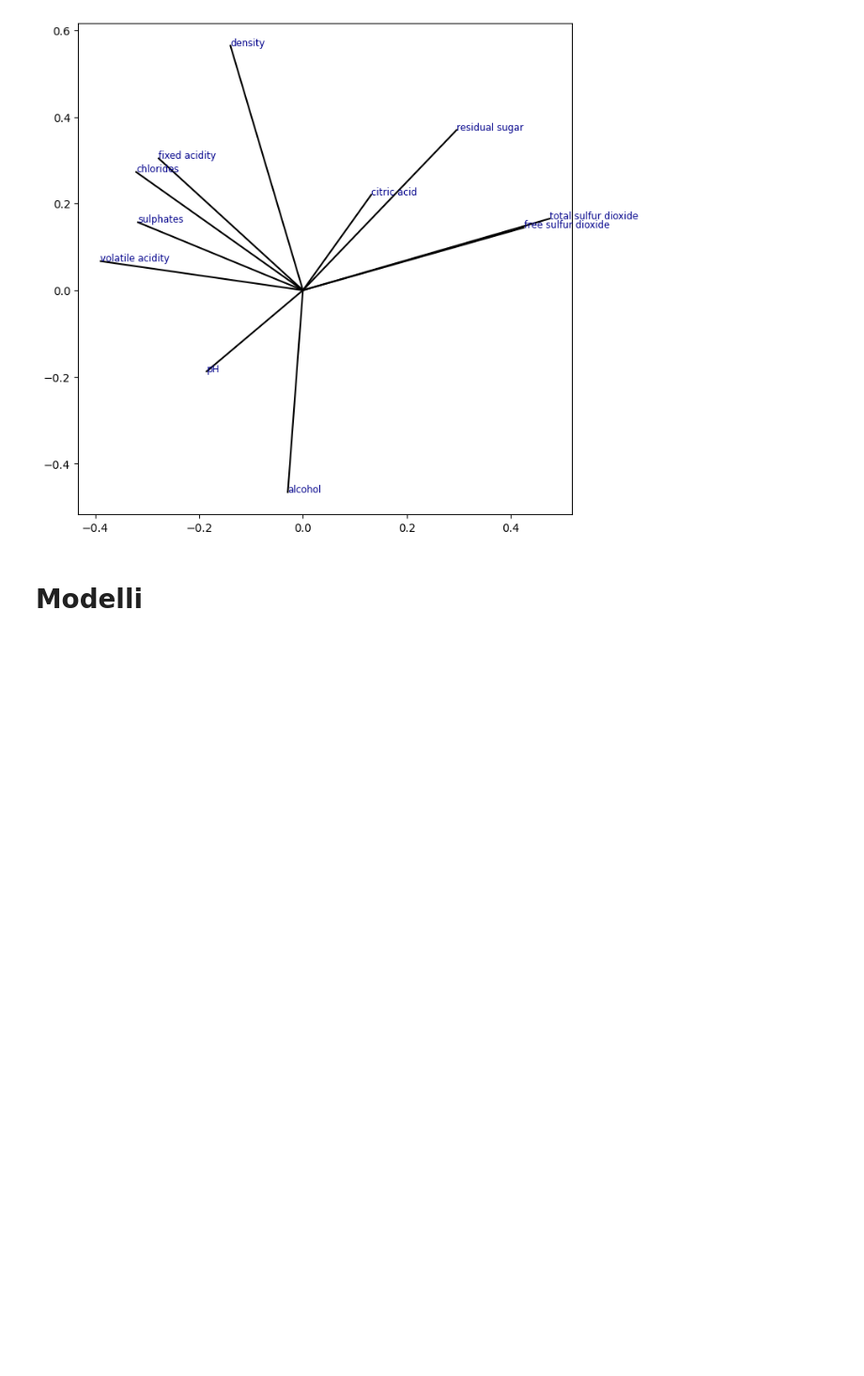
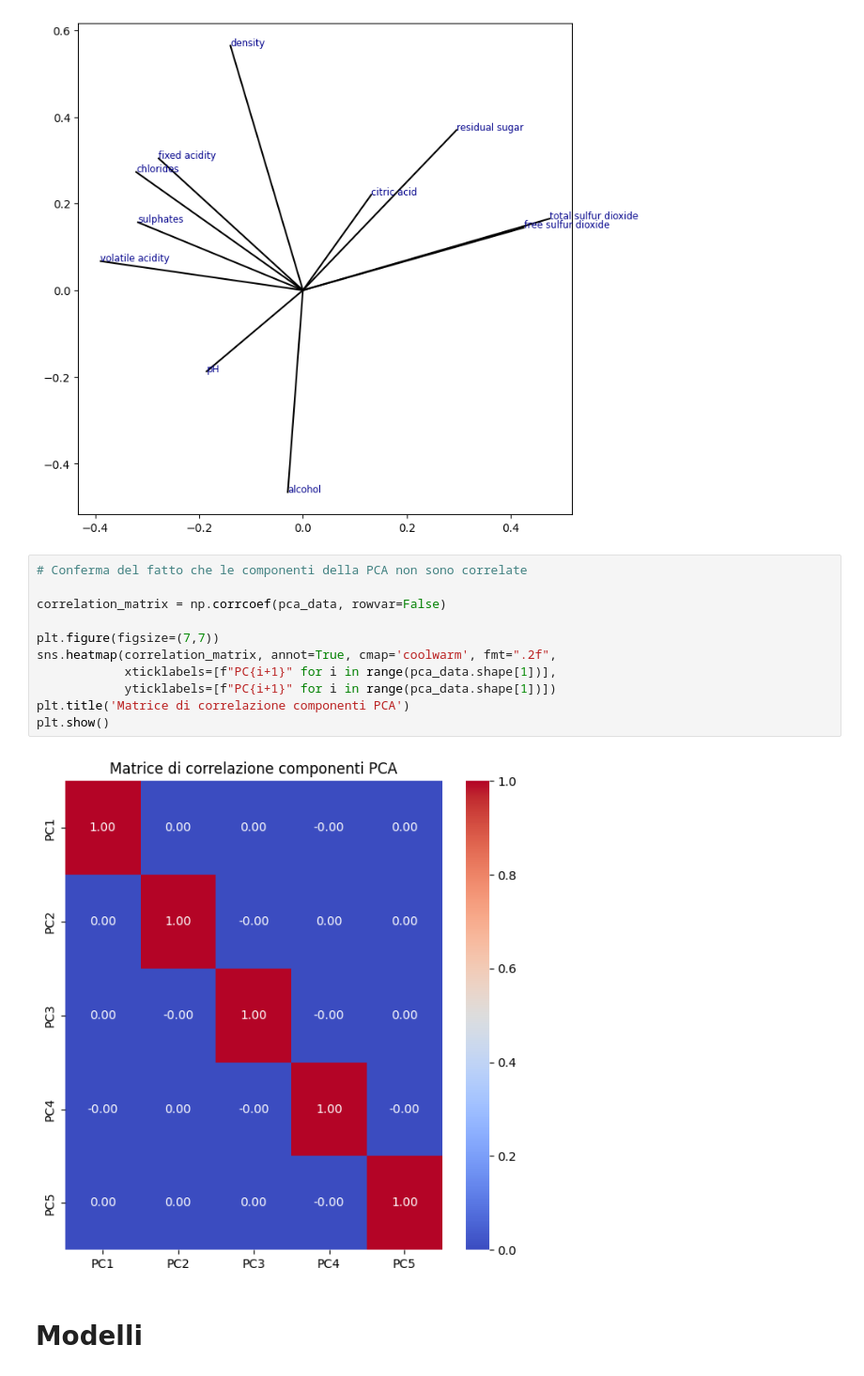
Before and after one commit to Zeptogram/ml-wine-project, a Jupyter notebook: Progetto.ipynb, the cells around one changed output. Shown: that part at 94% size. Drawn from its saved outputs; the diff is of its cells as text; blank space fills up the shorter version.

```diff
--- a/Progetto.ipynb
+++ b/Progetto.ipynb
@@ -344,6 +419,19 @@ for i, (x, y) in enumerate(zip(pcs[0, :], pcs[1, :])):
 plt.show()
 # %% [output]
 [figure]
+# %%
+# Conferma del fatto che le componenti della PCA non sono correlate
+
+correlation_matrix = np.corrcoef(pca_data, rowvar=False)
+
+plt.figure(figsize=(7,7))
+sns.heatmap(correlation_matrix, annot=True, cmap='coolwarm', fmt=".2f",
+            xticklabels=[f"PC{i+1}" for i in range(pca_data.shape[1])],
+            yticklabels=[f"PC{i+1}" for i in range(pca_data.shape[1])])
+plt.title('Matrice di correlazione componenti PCA')
+plt.show()
+# %% [output]
+[figure, added]
 # %% [markdown]
 # Modelli
 # %% [markdown]
```
Also changed, not shown: parts of 19 cells of this notebook.
